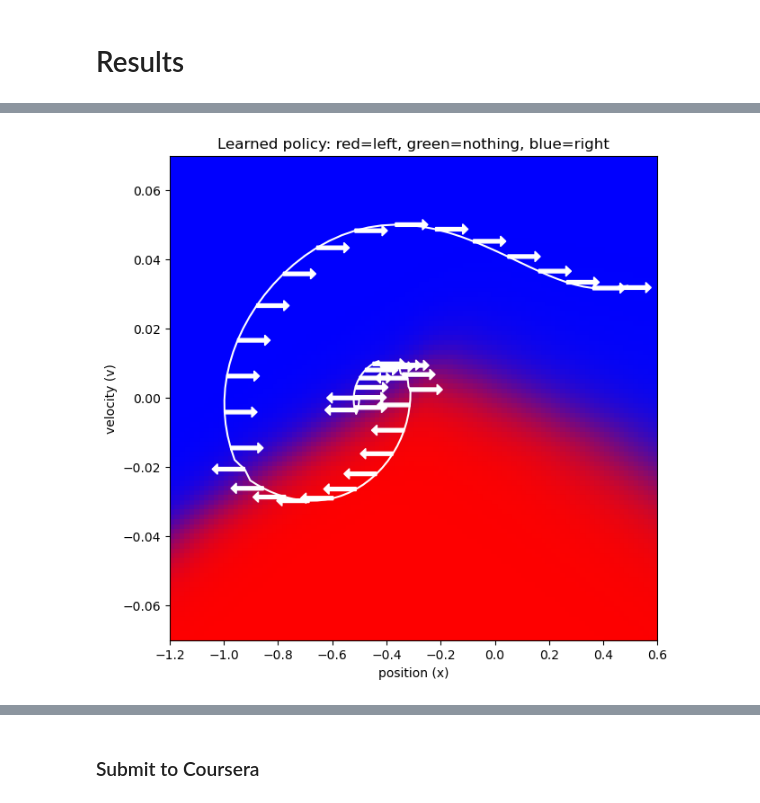
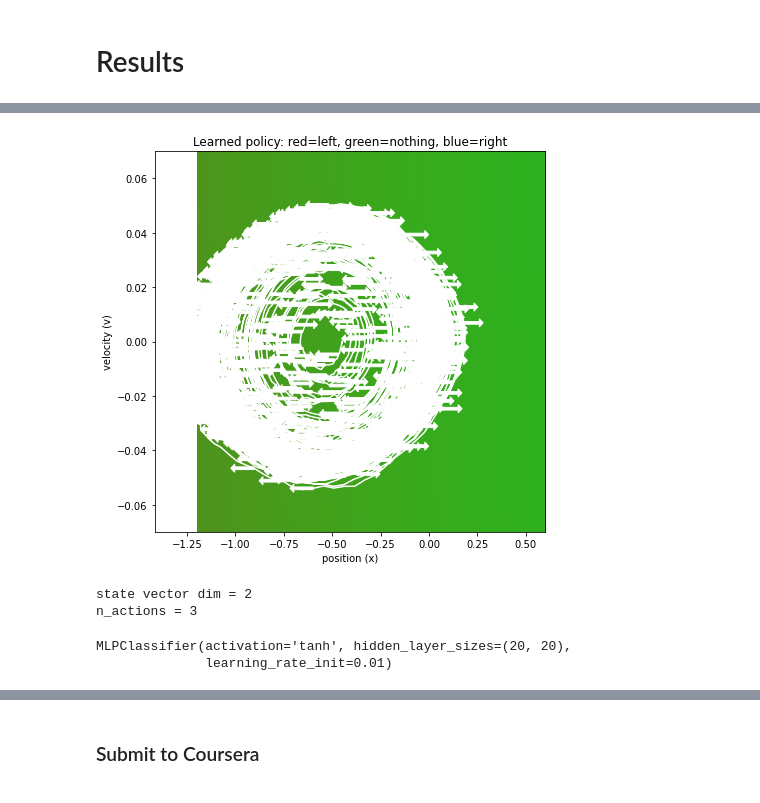
Before and after one commit to JimmyWellC/Practical_RL, a Jupyter notebook: week1_intro/deep_crossentropy_method.ipynb, the cells around one changed output, grey strips where cells are left out. Cells and saved outputs as stored; diff of their text form; code cells hidden in the pictures.

```diff
--- a/week1_intro/deep_crossentropy_method.ipynb
+++ b/week1_intro/deep_crossentropy_method.ipynb
@@ -72,14 +77,16 @@ def generate_session(env, agent, t_max=1000):
     for t in range(t_max):
 
         # use agent to predict a vector of action probabilities for state :s:
-        probs = <YOUR CODE>
+#         probs = <YOUR CODE>
+        probs = np.reshape(agent.predict_proba([s]), n_actions)
 
         assert probs.shape == (env.action_space.n,), "make sure probabilities are a vector (hint: np.reshape)"
 
         # use the probabilities you predicted to pick an action
         # sample proportionally to the probabilities, don't just take the most likely action
-        a = <YOUR CODE>
+#         a = <YOUR CODE>
         # ^-- hint: try np.random.choice
+        a = np.random.choice(n_actions, 1, p=probs)[0]
 
         new_s, r, done, info = env.step(a)
 
@@ -119,7 +134,17 @@ def select_elites(states_batch, actions_batch, rewards_batch, percentile=50):
     (they will become different later).
     """
 
-    <YOUR CODE: copy-paste your implementation from the previous notebook>
+#     <YOUR CODE: copy-paste your implementation from the previous notebook>
+
+    reward_threshold = np.percentile(rewards_batch, percentile)
+    elite = [i for i,x in enumerate(rewards_batch) if x >= reward_threshold]
+
+    elite_states = []
+    elite_actions = []
+
+    for i in elite:
+        elite_states = elite_states + states_batch[i]
+        elite_actions = elite_actions + actions_batch[i]
 
     return elite_states, elite_actions
 # %% [markdown]
@@ -156,21 +181,33 @@ def show_progress(rewards_batch, log, percentile, reward_range=[-990, +10]):
 
     plt.show()
 # %%
+from joblib import Parallel, delayed
+
 n_sessions = 100
 percentile = 70
 log = []
+n_folds = 5
+sessions = Parallel(n_jobs=-2)(delayed(generate_session)(env, agent) for _ in range(n_sessions))
 
 for i in range(100):
     # generate new sessions
-    sessions = [ <YOUR CODE: generate a list of n_sessions new sessions> ]
+#     sessions = [ <YOUR CODE: generate a list of n_sessions new sessions> ]
+#     new_sessions = [generate_session(env, agent) for _ in range(int(n_sessions/n_folds))]
+    new_sessions = Parallel(n_jobs=-2)(delayed(generate_session)(env, agent) for _ in range(int(n_sessions/n_folds)))
+    sessions = sessions[int(n_sessions / n_folds):] + new_sessions
 
     states_batch, actions_batch, rewards_batch = map(np.array, zip(*sessions))
 
-    elite_states, elite_actions = <YOUR CODE: select elite actions just like before>
+#     elite_states, elite_actions = <YOUR CODE: select elite actions just like before>
+    elite_states, elite_actions = select_elites(states_batch, actions_batch, rewards_batch, percentile=percentile)
 
-    <YOUR CODE: partial_fit agent to predict elite_actions(y) from elite_states(X)>
+#     <YOUR CODE: partial_fit agent to predict elite_actions(y) from elite_states(X)>
+#     agent.partial_fit(elite_states, elite_actions, range(n_actions))
+    agent.partial_fit(elite_states, elite_actions)
 
     show_progress(rewards_batch, log, percentile, reward_range=[0, np.max(rewards_batch)])
 
-    if np.mean(rewards_batch) > 190:
+#     if np.mean(rewards_batch) > 190:
+    if np.mean(rewards_batch) > 400:
         print("You Win! You may stop training now via KeyboardInterrupt.")
+        break
@@ -232,33 +273,69 @@ def visualize_mountain_car(env, agent):
     grid = np.dstack(np.meshgrid(xs, vs[::-1])).transpose(1, 0, 2)
     grid_flat = grid.reshape(len(xs) * len(vs), 2)
     probs = agent.predict_proba(grid_flat).reshape(len(xs), len(vs), 3).transpose(1, 0, 2)
 
     # # The above code is equivalent to the following:
     # probs = np.empty((len(vs), len(xs), 3))
     # for i, v in enumerate(vs[::-1]):
     #     for j, x in enumerate(xs):
     #         probs[i, j, :] = agent.predict_proba([[x, v]])[0]
 
     # Draw policy
     f, ax = plt.subplots(figsize=(7, 7))
     ax.imshow(probs, extent=(env.min_position, env.max_position, -env.max_speed, env.max_speed), aspect='auto')
     ax.set_title('Learned policy: red=left, green=nothing, blue=right')
     ax.set_xlabel('position (x)')
     ax.set_ylabel('velocity (v)')
 
     # Sample a trajectory and draw it
-    states, actions, _ = generate_session(env, agent)
+    states, actions, _ = generate_session_mountain_car(env, agent)
     states = np.array(states)
     ax.plot(states[:, 0], states[:, 1], color='white')
 
     # Draw every 3rd action from the trajectory
     for (x, v), a in zip(states[::3], actions[::3]):
         if a == 0:
             plt.arrow(x, v, -0.1, 0, color='white', head_length=0.02)
         elif a == 2:
             plt.arrow(x, v, 0.1, 0, color='white', head_length=0.02)
 
+# with gym.make('MountainCar-v0').env as env:
+#     visualize_mountain_car(env, agent_mountain_car)
 with gym.make('MountainCar-v0').env as env:
-    visualize_mountain_car(env, agent_mountain_car)
+    visualize_mountain_car(env, agent)
 # %% [output]
-[figure, old version]
+[figure, new version]
+# %%
+import gym
+import numpy as np
+import matplotlib.pyplot as plt
+%matplotlib inline
+
+# if you see "<classname> has no attribute .env", remove .env or update gym
+env = gym.make("MountainCar-v0").env
+
+env.reset()
+n_actions = env.action_space.n
+state_dim = env.observation_space.shape[0]
+
+# plt.imshow(env.render("rgb_array"))
+print("state vector dim =", state_dim)
+print("n_actions =", n_actions)
+# %% [output]
+state vector dim = 2
+n_actions = 3
+# %%
+from sklearn.neural_network import MLPClassifier
+
+agent = MLPClassifier(
+    hidden_layer_sizes=(20, 20),
+    activation='tanh',
+    learning_rate_init=0.01
+#     max_iter=100
+)
+
+# initialize agent to the dimension of state space and number of actions
+agent.partial_fit([env.reset()] * n_actions, range(n_actions), range(n_actions))
+# %% [output]
+MLPClassifier(activation='tanh', hidden_layer_sizes=(20, 20),
+              learning_rate_init=0.01)
```
Also changed, not shown: parts of 8 cells of this notebook, 2 other files.
